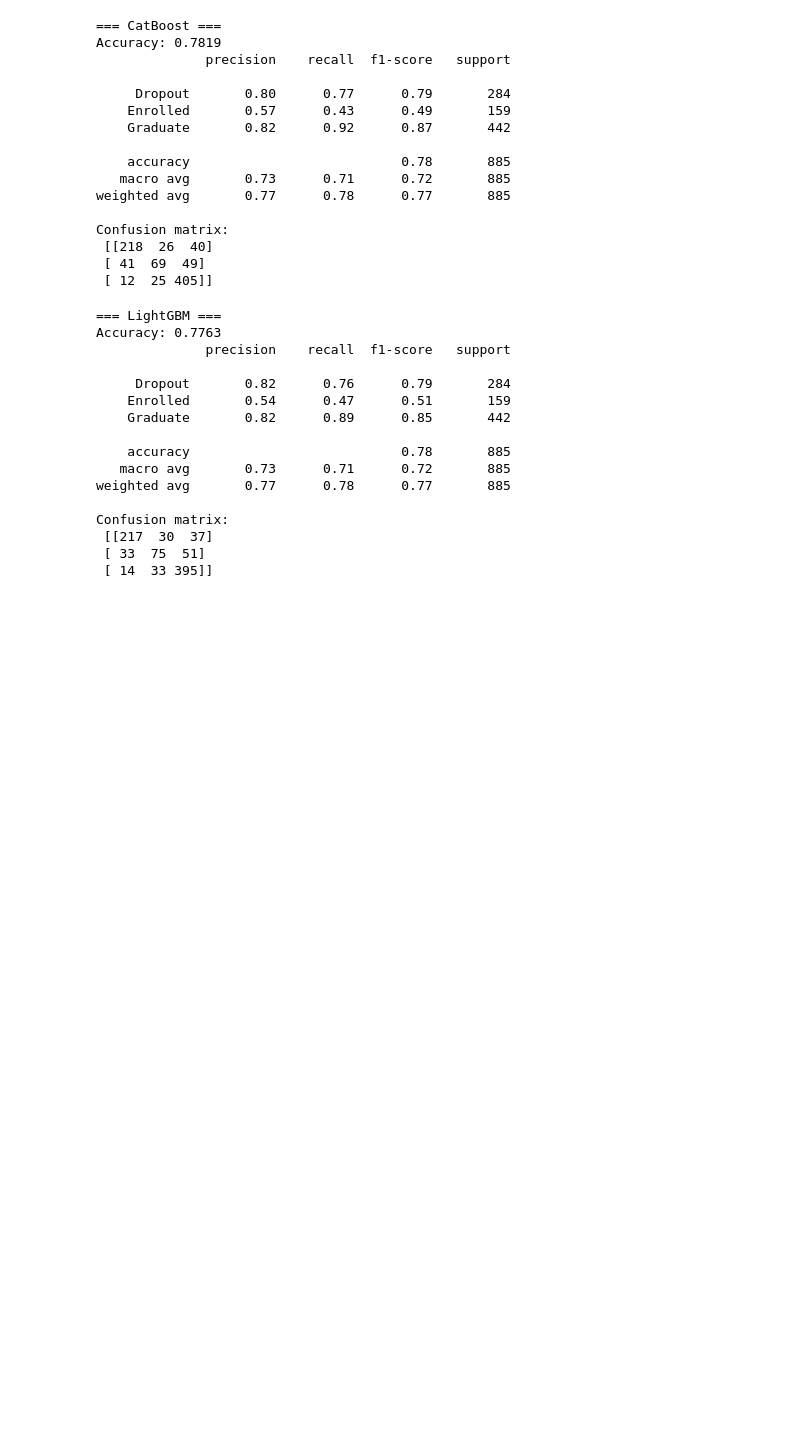
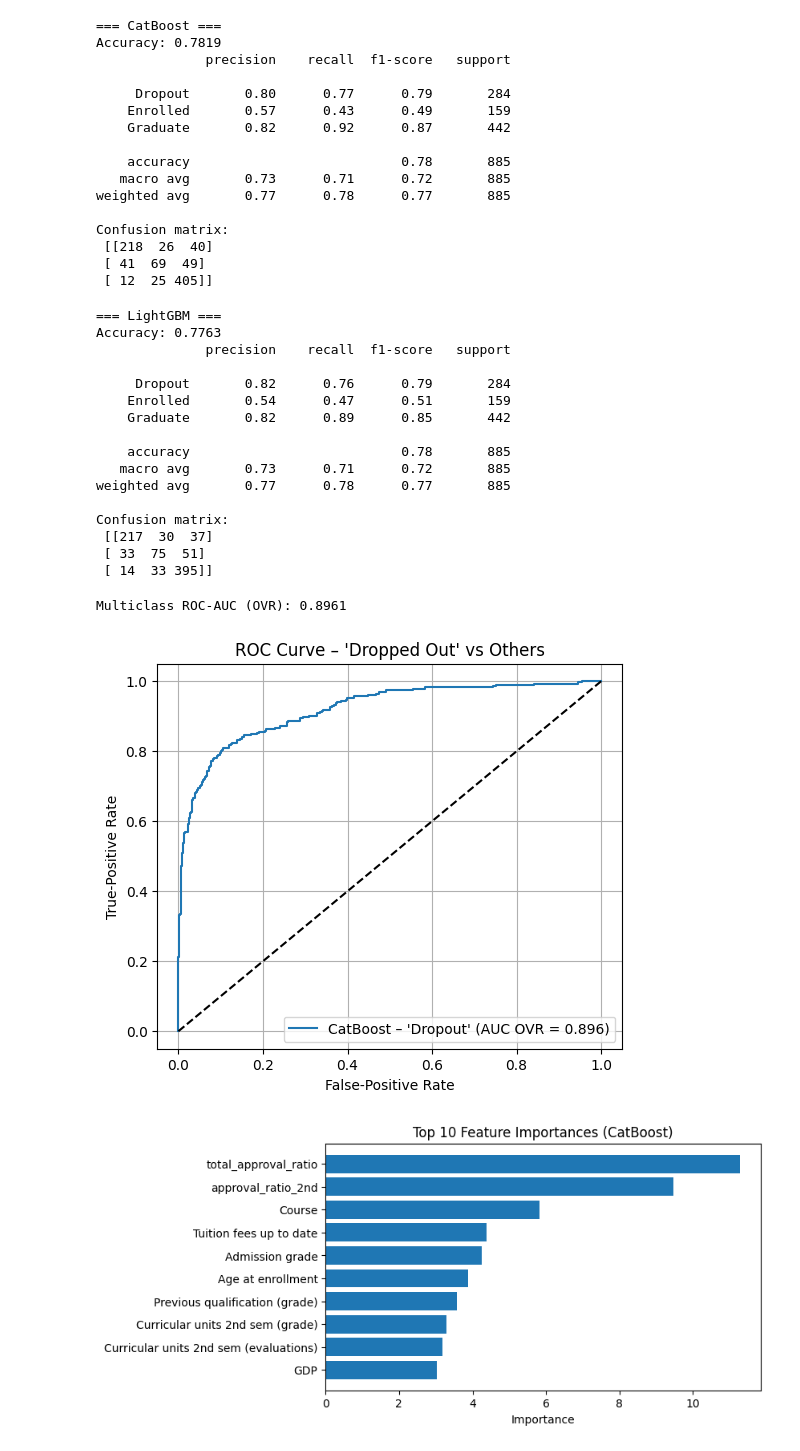
Before and after one commit to williamsaether/Student-Dropout-Prediction, a Jupyter notebook: main.ipynb, the cells around one changed output. Cells and saved outputs as stored; diff of their text form; code cells hidden in the pictures; blank space fills up the shorter version.

Commit message:
Add ROC curve and feature importance for main catboost model

```diff
--- a/main.ipynb
+++ b/main.ipynb
@@ -133,13 +133,13 @@ Confusion matrix:
 # %%
-pipe_xgb_smote = ImbPipeline(steps=[
+pipe_xgb = ImbPipeline(steps=[
     ("fe", FeatureEngineer()),
     # ("pre", preprocess),
     ("smote", SMOTE(random_state=42)),
     ("clf", xgb),
 ])
 
-pipe_xgb_smote.fit(X_train, y_train)
-y_pred_sm = pipe_xgb_smote.predict(X_test)
+pipe_xgb.fit(X_train, y_train)
+y_pred_sm = pipe_xgb.predict(X_test)
 
 print("\n=== XGBoost + SMOTE ===")
 print("Accuracy:", f"{accuracy_score(y_test, y_pred_sm):.4f}")
@@ -240,3 +240,55 @@ Confusion matrix:
  [[217  30  37]
  [ 33  75  51]
  [ 14  33 395]]
+# %%
+from sklearn.metrics import roc_auc_score, roc_curve
+
+# --- Probabilities for each class (CatBoost, multiclass) ---
+proba_cat = pipe_catboost_smote.predict_proba(X_test)
+
+# --- Multiclass ROC-AUC (OVR) ---
+roc_auc_cat = roc_auc_score(y_test, proba_cat, multi_class="ovr")
+print(f"Multiclass ROC-AUC (OVR): {roc_auc_cat:.4f}")
+
+# --- ROC curve for the 'Dropout' class ---
+dropped_label = "Dropout"
+dropped_idx = class_names.index(dropped_label)   # class_names from your LabelEncoder
+y_true_dropped = (y_test == dropped_idx).astype(int)
+y_score_dropped = proba_cat[:, dropped_idx]
+
+fpr_cat, tpr_cat, _ = roc_curve(y_true_dropped, y_score_dropped)
+plt.figure(figsize=(6, 5))
+plt.plot(fpr_cat, tpr_cat, label=f"CatBoost – '{dropped_label}' (AUC OVR = {roc_auc_cat:.3f})")
+plt.plot([0, 1], [0, 1], "k--")
+plt.xlabel("False-Positive Rate")
+plt.ylabel("True-Positive Rate")
+plt.title("ROC Curve – 'Dropped Out' vs Others")
+plt.legend()
+plt.grid(True)
+plt.show()
+
+# --- Top-10 feature importances (deterministic feature names) ---
+clf = pipe_catboost_smote.named_steps["clf"]
+importances = clf.get_feature_importance()
+
+# Derive feature names from the FE step applied to training data
+fe_step = pipe_catboost_smote.named_steps["fe"]
+fe_X_train = fe_step.transform(X_train)          # X_train is a DataFrame in your setup
+feature_names = list(fe_X_train.columns)         # matches importances length
+
+importance_df = (
+    pd.DataFrame({"Feature": feature_names, "Importance": importances})
+    .sort_values("Importance", ascending=False)
+    .head(10)
+)
+
+plt.figure(figsize=(7, 4))
+plt.barh(importance_df["Feature"], importance_df["Importance"])
+plt.gca().invert_yaxis()
+plt.title("Top 10 Feature Importances (CatBoost)")
+plt.xlabel("Importance")
+plt.show()
+# %% [output]
+Multiclass ROC-AUC (OVR): 0.8961
+[figure, added]
+[figure, added]
```
Also changed, not shown: parts of 2 cells of this notebook.
